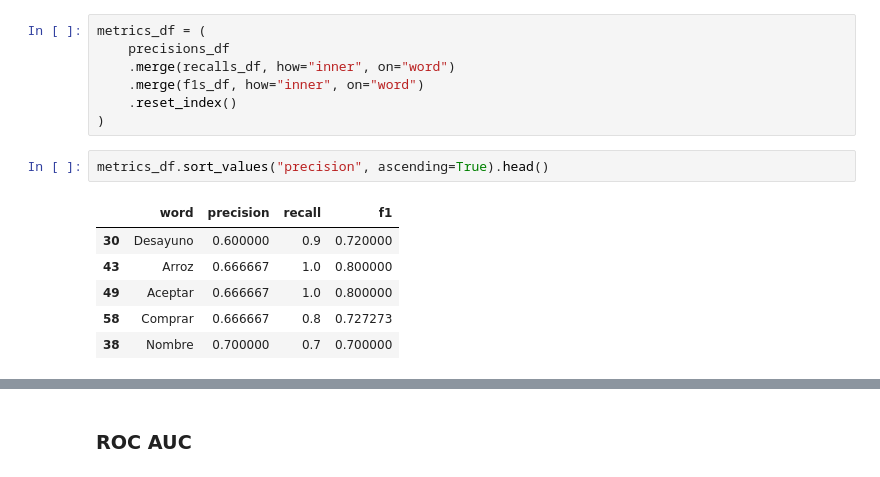
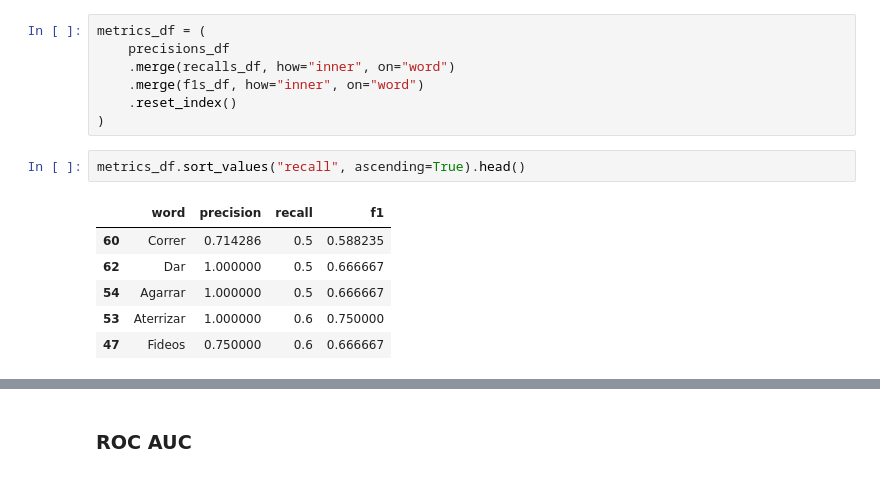
Before and after one commit to facupalavecino/ecd-trabajo-final, a Jupyter notebook: notebooks/compare-models.ipynb, the cells around one changed output, grey strips where cells are left out. Saved outputs shown, nothing was run; the diff lists cells and outputs as text.

```diff
--- a/notebooks/compare-models.ipynb
+++ b/notebooks/compare-models.ipynb
@@ -361,11 +360,11 @@ metrics_df = (
     .reset_index()
 )
 # %%
-metrics_df.sort_values("precision", ascending=True).head()
+metrics_df.sort_values("recall", ascending=True).head()
 # %% [output]
 |  | word | precision | recall | f1 |
-| 30 | Desayuno | 0.600000 | 0.9 | 0.720000 |
-| 43 | Arroz | 0.666667 | 1.0 | 0.800000 |
-| 49 | Aceptar | 0.666667 | 1.0 | 0.800000 |
-| 58 | Comprar | 0.666667 | 0.8 | 0.727273 |
-| 38 | Nombre | 0.700000 | 0.7 | 0.700000 |
+| 60 | Correr | 0.714286 | 0.5 | 0.588235 |
+| 62 | Dar | 1.000000 | 0.5 | 0.666667 |
+| 54 | Agarrar | 1.000000 | 0.5 | 0.666667 |
+| 53 | Aterrizar | 1.000000 | 0.6 | 0.750000 |
+| 47 | Fideos | 0.750000 | 0.6 | 0.666667 |
```
Also changed, not shown: parts of 3 cells of this notebook, 2 other files.
